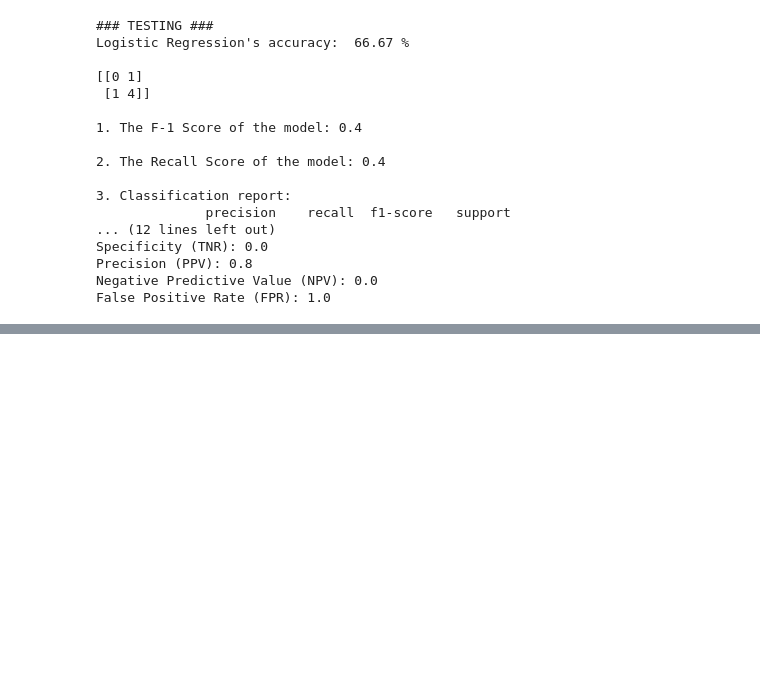
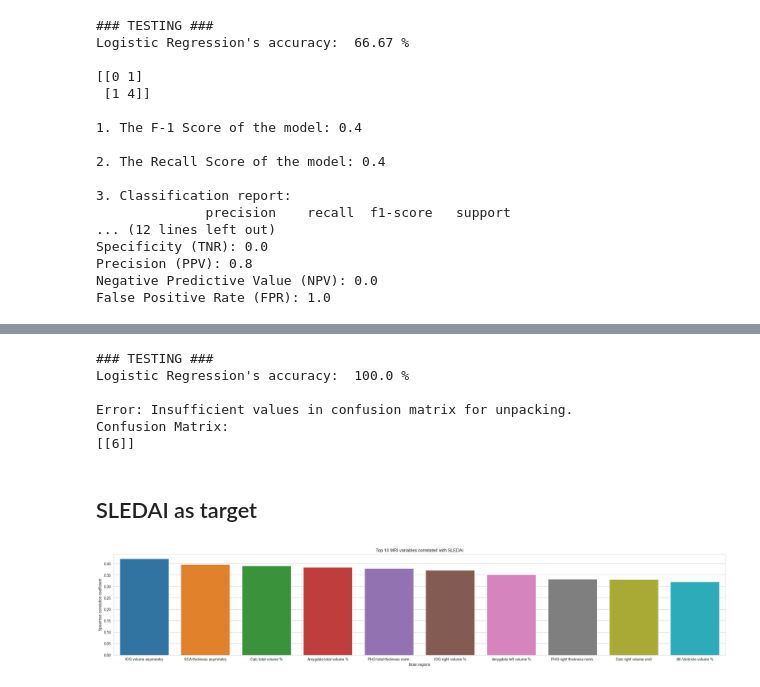
Before and after one commit to Sebarz98/Neuro_Lupus, a Jupyter notebook: models/Regression_Analysis.ipynb, the cells around one changed output, grey strips where cells are left out. Cells and saved outputs as stored; diff of their text form; code cells hidden in the pictures; blank space fills up the shorter version.

```diff
--- a/models/Regression_Analysis.ipynb
+++ b/models/Regression_Analysis.ipynb
@@ -215,0 +438,71 @@ False Positive Rate (FPR): 1.0
+# %%
+log_kps = LogisticRegression(random_state=42, penalty='l2', C=10)
+log_kps.fit(smote_x, smote_y)
+
+score_log = log_kps.score(X_test, y_test)
+print("### TESTING ###")
+print("Logistic Regression's accuracy: ", round(score_log*100,2), "% \n")
+
+y_pred = log_kps.predict(X_test)
+y_proba = log_kps.predict_proba(X_test)
+cm_log = confusion_matrix(y_test, y_pred)
+
+try:
+    tn, fp, fn, tp = cm_log.ravel()
+
+    # Sensitivity, hit rate, Recall, or true positive rate
+    tpr = tp / (tp + fn)
+    print("Sensitivity (TPR): {}".format(tpr))
+
+    # Specificity or true negative rate
+    tnr = tn / (tn + fp)
+    print("Specificity (TNR): {}".format(tnr))
+
+    # Precision or positive predictive value
+    ppv = tp / (tp + fp)
+    print("Precision (PPV): {}".format(ppv))
+
+    # Negative predictive value
+    npv = tn / (tn + fn)
+    print("Negative Predictive Value (NPV): {}".format(npv))
+
+    # False positive rate
+    fpr = fp / (fp + tn)
+    print("False Positive Rate (FPR): {}".format(fpr))
+
+except ValueError:
+    print("Error: Insufficient values in confusion matrix for unpacking.")
+    print("Confusion Matrix:")
+    print(cm_log)
+# %% [output]
+### TESTING ###
+Logistic Regression's accuracy:  100.0 %
+
+Error: Insufficient values in confusion matrix for unpacking.
+Confusion Matrix:
+[[6]]
+# %% [markdown]
+## SLEDAI as target
+# %%
+# Computes feature correlation
+df_corr = df.corr(method="spearman")
+
+# Select the row of the correlation matrix corresponding to 'result'
+pearson_corr = df_corr.loc['SLEDAI-2k (at the time of NP event)',"SNR":"PO thickness asymmetry"]
+
+# Sort the correlations in descending order
+pearson_corr = pearson_corr.sort_values(ascending=False)
+
+# Select the top 10 correlated variables
+top_10_corr = pearson_corr.iloc[1:11]
+
+# Plot the top 10 correlations using a barplot
+sns.set_style("whitegrid")
+plt.figure(figsize=(30,5))
+ax = sns.barplot(x=top_10_corr.index, y=top_10_corr.values)
+plt.title('Top 10 MRI variables correlated with SLEDAI')
+plt.xlabel('Brain regions')
+plt.ylabel('Spearman correlation coefficient')
+plt.show()
+# %% [output]
+[figure, added]
```
Also changed, not shown: parts of 24 cells of this notebook, 4 other files.
